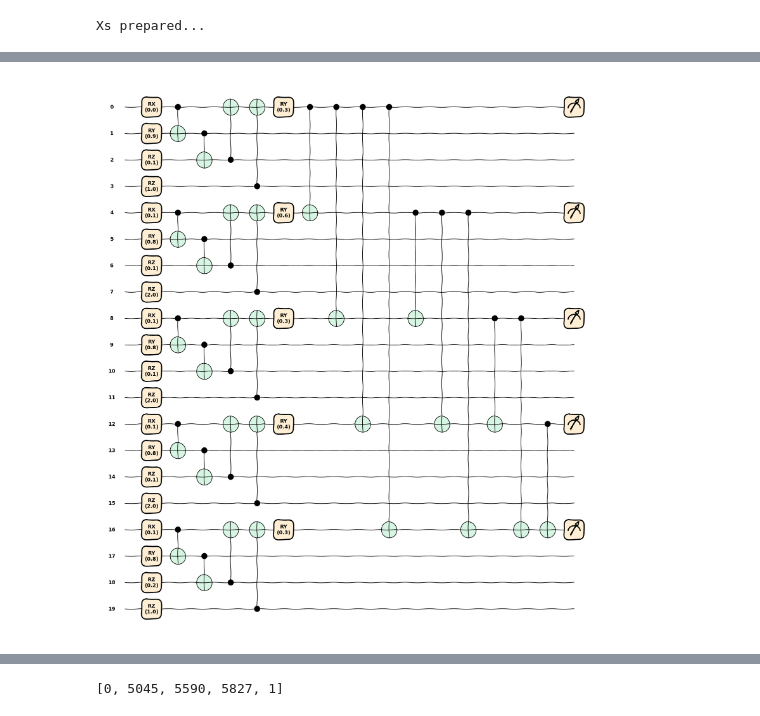
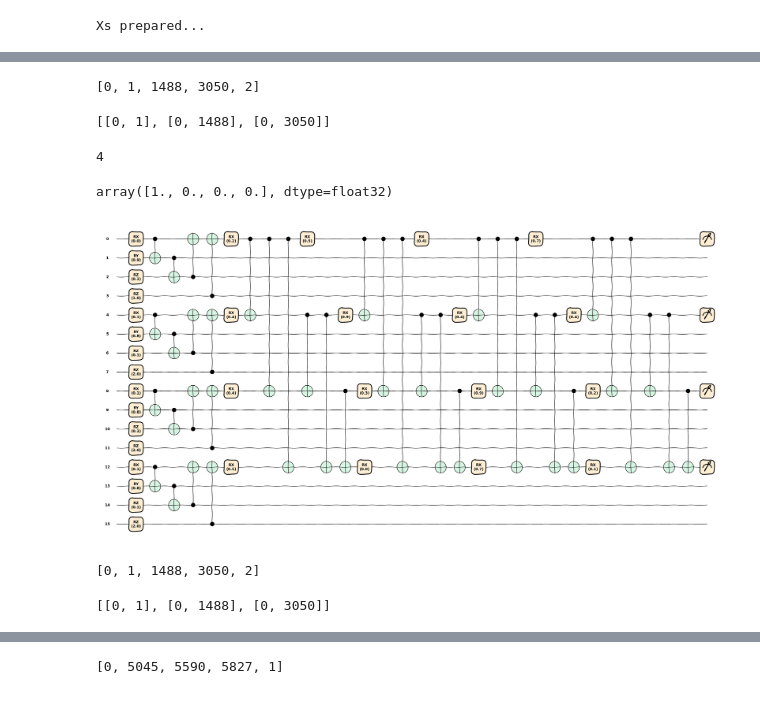
Before and after one commit to jihwanoh123/particle_trajectory, a Jupyter notebook: Fully_connected_Pennylane.ipynb, the cells around one changed output, grey strips where cells are left out. Cells and saved outputs as stored; diff of their text form; code cells hidden in the pictures.

Commit message:
Fully connected QGNN edge learning

```diff
--- a/Fully_connected_Pennylane.ipynb
+++ b/Fully_connected_Pennylane.ipynb
@@ -119,0 +126,3 @@ Saving  event000001000_g000.npz
+# %%
+y = load_raw('event000001000_g000.npz','y')
+y
@@ -119,0 +131,4 @@ Saving  event000001000_g000.npz
+# %%
+Ri,Ro=Ri.T,Ro.T
+Rio=Ri+Ro
+Rio.shape
@@ -119,0 +168,8 @@ Saving  event000001000_g000.npz
+# %%
+nodes_color_look=[]
+nodes_color_fake=[]
+for nd in nodes_look:
+    nodes_color_look.append(node_colors[int(nd)])
+for nd in nodes_fake:
+    nodes_color_fake.append(node_colors[int(nd)])
+len(nodes_color_look)
@@ -119,0 +178,8 @@ Saving  event000001000_g000.npz
+# %%
+node_pos_look={}
+node_pos_fake={}
+for nd in nodes_look:
+    node_pos_look[nd]=node_pos[nd]
+for nd in nodes_fake:
+    node_pos_fake[nd]=node_pos[nd]
+len(node_pos_look)
@@ -159,43 +296,71 @@ Ys shape  10 5
+# %%
+vertices_set[0]
+# %% [output]
+[0, 1, 1488, 3050, 2]
+# %%
+pairs[:3]
+# %% [output]
+[[0, 1], [0, 1488], [0, 3050]]
+# %%
+cut
+# %% [output]
+4
+# %%
+y = load_raw('event000001000_g000.npz','y')
+y[:4]
+# %% [output]
+array([1., 0., 0., 0.], dtype=float32)
 # %%
 import pennylane as qml
 from qiskit.circuit import Parameter
 # Create a quantum circuit with Nv qubits
 Nv = cut
 num_qubits = Nv * 4  # 4 qubits per row (x,y,z,color)
 # Define a list of trainable parameters for the entanglement
 num_params = cut  # Number of trainable parameters for the entanglement
-ansatz = np.random.random(size=(num_params))
+layers=4
+Adj=[[0,1,0,0],[1,0,0,0],[0,0,0,0],[0,0,0,0]]
+ansatz = np.random.random(size=(num_params*layers))
 def quantum_circuit(X,ansatz):
     for i in range(Nv):
         for j in range(4):
             if j==0:
                 qml.RX(X[i*4+j], wires = i * 4 + j)
             elif j==1:
                 qml.RY(X[i*4+j], wires = i * 4 + j)
             else:
                 qml.RZ(X[i*4+j], wires = i * 4 + j)
         #Entangle 3 positions
         qml.CNOT(wires = [i * 4, i * 4 + 1])
         qml.CNOT(wires = [i * 4 + 1, i * 4 + 2])
         qml.CNOT(wires = [i * 4 + 2, i * 4])
         #Entangle color and position-x.
         qml.CNOT(wires = [i * 4 + 3, i * 4])
-    # Apply trainable entanglement gates based on adjacency matrix A
-    for i in range(cut):
-        qml.RY(ansatz[i], wires = i * 4)
-    #Fully connect
-    for i in range(cut):
-        for j in range(i + 1, cut):
-            # Use trainable parameters for entanglement angles
-            qml.CNOT(wires = [i * 4, j * 4])
+    for l in range(layers):
+        # Apply trainable gates
+        for i in range(cut):
+            qml.RX(ansatz[i+l*cut], wires = i * 4)
+        #Fully connect
+        for i in range(cut):
+            for j in range(i + 1, cut):
+                # Use trainable parameters for entanglement angles
+                qml.CNOT(wires = [i * 4, j * 4])
     return [qml.expval(qml.PauliZ(i*4)) for i in range(Nv)]
 
 dev = qml.device("default.qubit", wires=4*Nv)
 qnode = qml.QNode(quantum_circuit, dev)
 qml.draw_mpl(qnode, decimals=1, style="sketch")(Xs[0],ansatz)
 plt.show()
 # %% [output]
-[figure, old version]
+[figure, new version]
+# %%
+vertices_set[0]
+# %% [output]
+[0, 1, 1488, 3050, 2]
+# %%
+pairs[:3]
+# %% [output]
+[[0, 1], [0, 1488], [0, 3050]]
 # %%
 # Initialize a measurement quantum circuit
 def circuit(X, ansatz):
```
Also changed, not shown: parts of 19 cells of this notebook.
